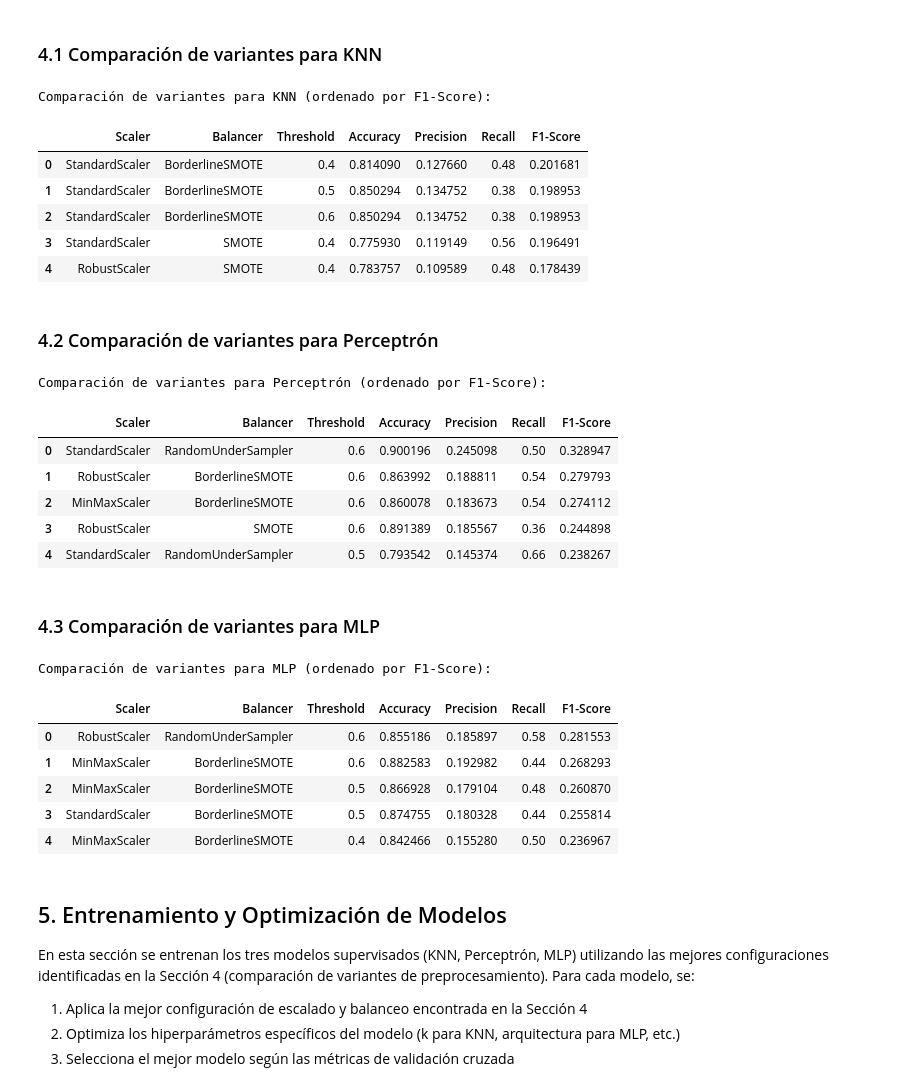
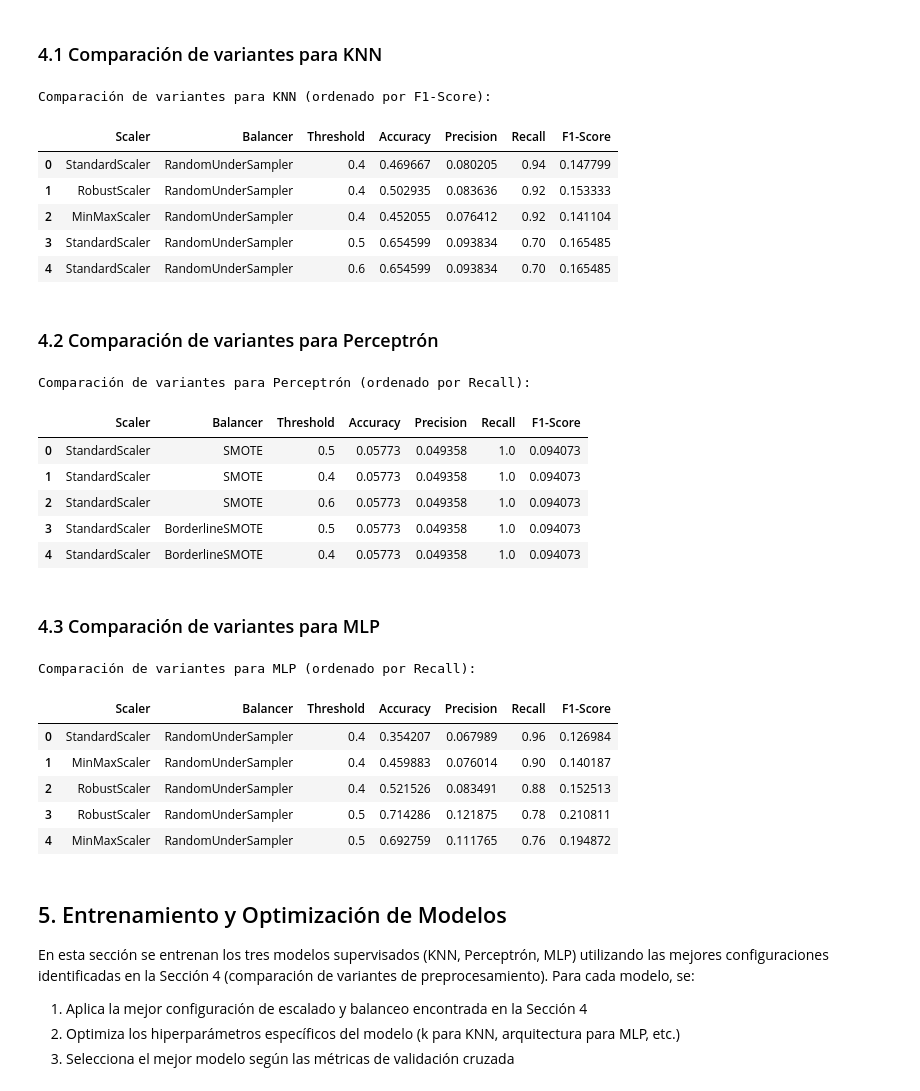
Before and after one commit to AMVMesias/STROKEPREDICTION, a Jupyter notebook: notebooks/stroke_prediction.ipynb, the cells around one changed output. Saved outputs shown, nothing was run; the diff lists cells and outputs as text; code cells hidden in the pictures.

Commit message:
Cambio de métrica a Recall y limpieza de notebooks

```diff
--- a/notebooks/stroke_prediction.ipynb
+++ b/notebooks/stroke_prediction.ipynb
@@ -498,39 +498,39 @@ def evaluate_with_threshold(model, X_test, y_test, threshold):
     return {
         'Accuracy': accuracy_score(y_test, y_pred),
         'Precision': precision_score(y_test, y_pred, zero_division=0),
         'Recall': recall_score(y_test, y_pred, zero_division=0),
         'F1-Score': f1_score(y_test, y_pred, zero_division=0)
     }
 
 results = []
 
 for scaler_name, scaler in scalers.items():
     X_train_s = scaler.fit_transform(X_train)
     X_test_s = scaler.transform(X_test)
     for balancer_name, balancer in balancers.items():
         X_train_b, y_train_b = balancer.fit_resample(X_train_s, y_train)
         for threshold in umbrales:
             model = KNeighborsClassifier(n_neighbors=5)
             model.fit(X_train_b, y_train_b)
             metrics = evaluate_with_threshold(model, X_test_s, y_test, threshold)
             results.append({
                 'Scaler': scaler_name,
                 'Balancer': balancer_name,
                 'Threshold': threshold,
                 **metrics
             })
 
 results_df = pd.DataFrame(results)
 print("Comparación de variantes para KNN (ordenado por F1-Score):")
-display(results_df.sort_values('F1-Score', ascending=False).reset_index(drop=True).head(5))
+display(results_df.sort_values('Recall', ascending=False).reset_index(drop=True).head(5))
 # %% [output]
 Comparación de variantes para KNN (ordenado por F1-Score):
 |  | Scaler | Balancer | Threshold | Accuracy | Precision | Recall | F1-Score |
-| 0 | StandardScaler | BorderlineSMOTE | 0.4 | 0.814090 | 0.127660 | 0.48 | 0.201681 |
-| 1 | StandardScaler | BorderlineSMOTE | 0.5 | 0.850294 | 0.134752 | 0.38 | 0.198953 |
-| 2 | StandardScaler | BorderlineSMOTE | 0.6 | 0.850294 | 0.134752 | 0.38 | 0.198953 |
-| 3 | StandardScaler | SMOTE | 0.4 | 0.775930 | 0.119149 | 0.56 | 0.196491 |
-| 4 | RobustScaler | SMOTE | 0.4 | 0.783757 | 0.109589 | 0.48 | 0.178439 |
+| 0 | StandardScaler | RandomUnderSampler | 0.4 | 0.469667 | 0.080205 | 0.94 | 0.147799 |
+| 1 | RobustScaler | RandomUnderSampler | 0.4 | 0.502935 | 0.083636 | 0.92 | 0.153333 |
+| 2 | MinMaxScaler | RandomUnderSampler | 0.4 | 0.452055 | 0.076412 | 0.92 | 0.141104 |
+| 3 | StandardScaler | RandomUnderSampler | 0.5 | 0.654599 | 0.093834 | 0.70 | 0.165485 |
+| 4 | StandardScaler | RandomUnderSampler | 0.6 | 0.654599 | 0.093834 | 0.70 | 0.165485 |
 # %% [markdown]
 ### 4.2 Comparación de variantes para Perceptrón
 # %%
@@ -568,16 +568,16 @@ for scaler_name, scaler in scalers.items():
             })
 
 results_perceptron_df = pd.DataFrame(results_perceptron)
-print("Comparación de variantes para Perceptrón (ordenado por F1-Score):")
-display(results_perceptron_df.sort_values('F1-Score', ascending=False).reset_index(drop=True).head(5))
+print("Comparación de variantes para Perceptrón (ordenado por Recall):")
+display(results_perceptron_df.sort_values('Recall', ascending=False).reset_index(drop=True).head(5))
 # %% [output]
-Comparación de variantes para Perceptrón (ordenado por F1-Score):
+Comparación de variantes para Perceptrón (ordenado por Recall):
 |  | Scaler | Balancer | Threshold | Accuracy | Precision | Recall | F1-Score |
-| 0 | StandardScaler | RandomUnderSampler | 0.6 | 0.900196 | 0.245098 | 0.50 | 0.328947 |
-| 1 | RobustScaler | BorderlineSMOTE | 0.6 | 0.863992 | 0.188811 | 0.54 | 0.279793 |
-| 2 | MinMaxScaler | BorderlineSMOTE | 0.6 | 0.860078 | 0.183673 | 0.54 | 0.274112 |
-| 3 | RobustScaler | SMOTE | 0.6 | 0.891389 | 0.185567 | 0.36 | 0.244898 |
-| 4 | StandardScaler | RandomUnderSampler | 0.5 | 0.793542 | 0.145374 | 0.66 | 0.238267 |
+| 0 | StandardScaler | SMOTE | 0.5 | 0.05773 | 0.049358 | 1.0 | 0.094073 |
+| 1 | StandardScaler | SMOTE | 0.4 | 0.05773 | 0.049358 | 1.0 | 0.094073 |
+| 2 | StandardScaler | SMOTE | 0.6 | 0.05773 | 0.049358 | 1.0 | 0.094073 |
+| 3 | StandardScaler | BorderlineSMOTE | 0.5 | 0.05773 | 0.049358 | 1.0 | 0.094073 |
+| 4 | StandardScaler | BorderlineSMOTE | 0.4 | 0.05773 | 0.049358 | 1.0 | 0.094073 |
 # %% [markdown]
 ### 4.3 Comparación de variantes para MLP
 # %%
@@ -614,16 +614,16 @@ for scaler_name, scaler in scalers.items():
             })
 
 results_mlp_df = pd.DataFrame(results_mlp)
-print("Comparación de variantes para MLP (ordenado por F1-Score):")
-display(results_mlp_df.sort_values('F1-Score', ascending=False).reset_index(drop=True).head(5))
+print("Comparación de variantes para MLP (ordenado por Recall):")
+display(results_mlp_df.sort_values('Recall', ascending=False).reset_index(drop=True).head(5))
 # %% [output]
-Comparación de variantes para MLP (ordenado por F1-Score):
+Comparación de variantes para MLP (ordenado por Recall):
 |  | Scaler | Balancer | Threshold | Accuracy | Precision | Recall | F1-Score |
-| 0 | RobustScaler | RandomUnderSampler | 0.6 | 0.855186 | 0.185897 | 0.58 | 0.281553 |
-| 1 | MinMaxScaler | BorderlineSMOTE | 0.6 | 0.882583 | 0.192982 | 0.44 | 0.268293 |
-| 2 | MinMaxScaler | BorderlineSMOTE | 0.5 | 0.866928 | 0.179104 | 0.48 | 0.260870 |
-| 3 | StandardScaler | BorderlineSMOTE | 0.5 | 0.874755 | 0.180328 | 0.44 | 0.255814 |
-| 4 | MinMaxScaler | BorderlineSMOTE | 0.4 | 0.842466 | 0.155280 | 0.50 | 0.236967 |
+| 0 | StandardScaler | RandomUnderSampler | 0.4 | 0.354207 | 0.067989 | 0.96 | 0.126984 |
+| 1 | MinMaxScaler | RandomUnderSampler | 0.4 | 0.459883 | 0.076014 | 0.90 | 0.140187 |
+| 2 | RobustScaler | RandomUnderSampler | 0.4 | 0.521526 | 0.083491 | 0.88 | 0.152513 |
+| 3 | RobustScaler | RandomUnderSampler | 0.5 | 0.714286 | 0.121875 | 0.78 | 0.210811 |
+| 4 | MinMaxScaler | RandomUnderSampler | 0.5 | 0.692759 | 0.111765 | 0.76 | 0.194872 |
 # %% [markdown]
 ## 5. Entrenamiento y Optimización de Modelos
 
```
Also changed, not shown: parts of 16 cells of this notebook, 3 other files.
